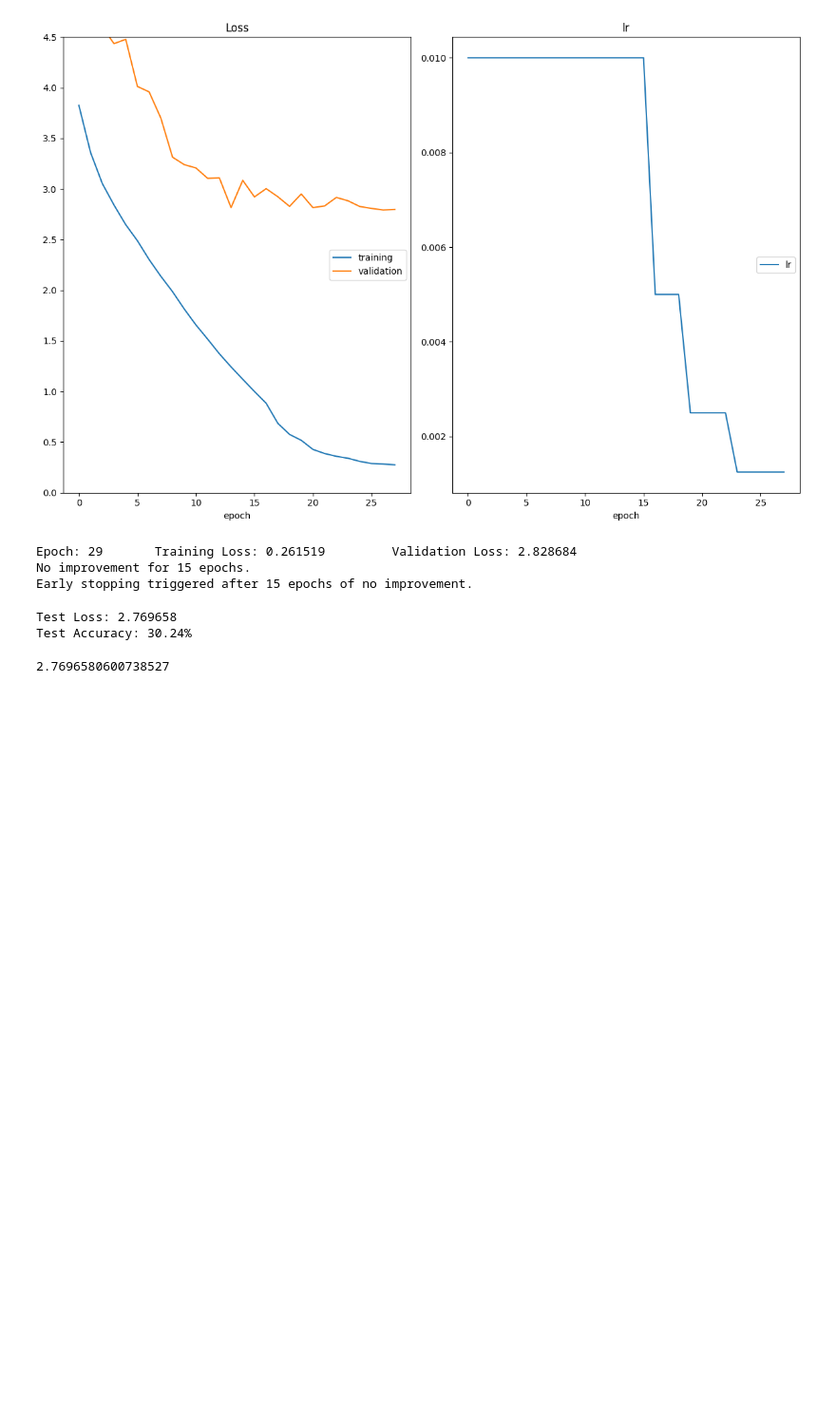
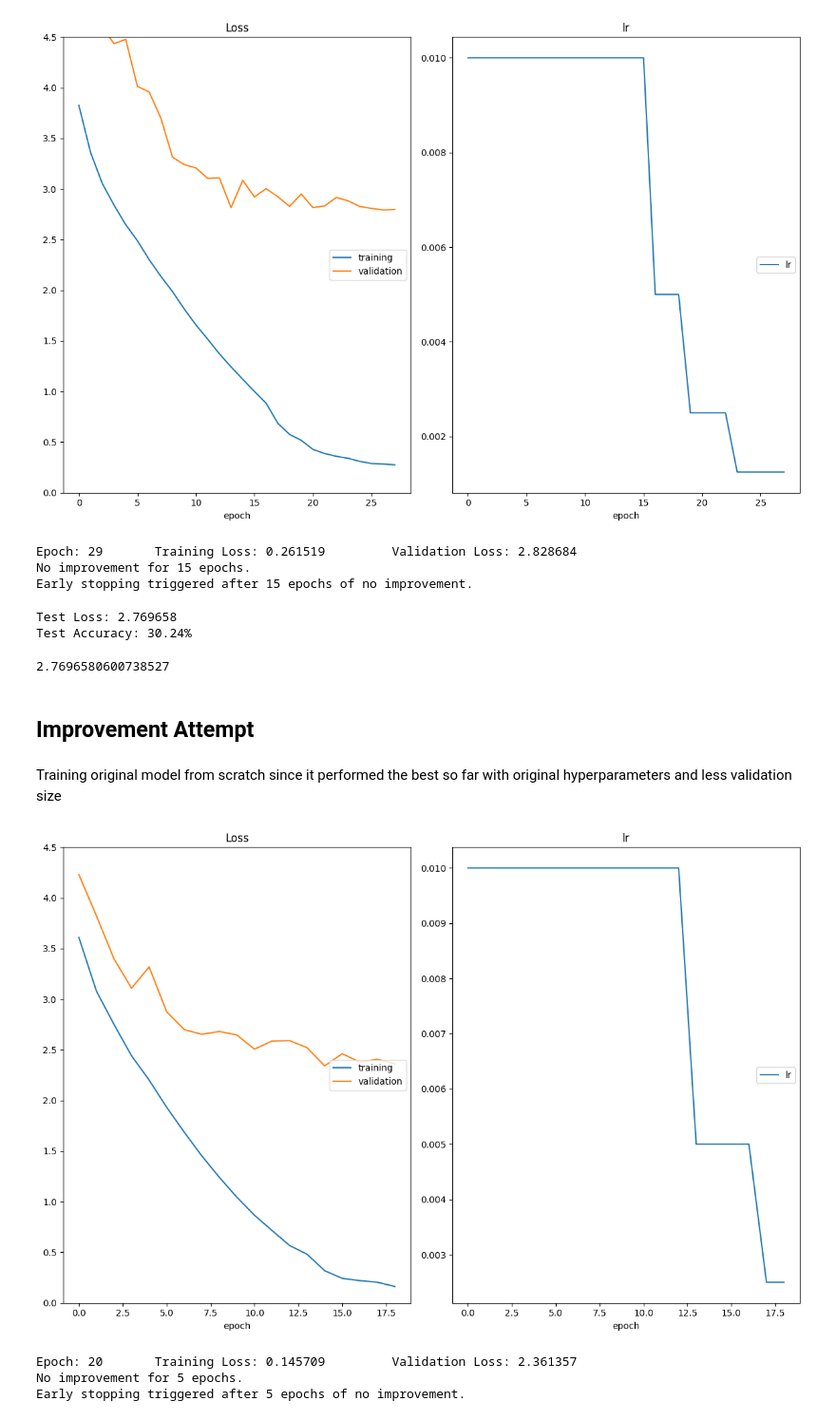
Before and after one commit to regokan/deep-vision-lab, a Jupyter notebook: cnn/landmark_classification/cnn_from_scratch.ipynb, the cells around one changed output. Shown: that part at 95% size. Drawn from its saved outputs; the diff is of its cells as text; code cells hidden in the pictures; blank space fills up the shorter version.

Commit message:
more expriments for model performance improvement

```diff
--- a/cnn/landmark_classification/cnn_from_scratch.ipynb
+++ b/cnn/landmark_classification/cnn_from_scratch.ipynb
@@ -247,3 +255,51 @@ one_epoch_test(data_loaders["test"], model, loss)
 Test Loss: 2.769658
 Test Accuracy: 30.24%
 2.7696580600738527
+# %% [markdown]
+## Improvement Attempt
+# %% [markdown]
+Training original model from scratch since it performed the best so far with original hyperparameters and less validation size
+# %%
+batch_size = 64  # size of the minibatch for stochastic gradient descent (or Adam)
+valid_size = 0.1  # fraction of the training data to reserve for validation
+num_epochs = 50  # number of epochs for training
+num_classes = 50  # number of classes. Do not change this
+dropout = 0.5  # dropout for our model
+learning_rate = 0.01  # Learning rate for SGD (or Adam)
+opt = "sgd"  # optimizer. 'sgd' or 'adam'
+weight_decay = 0.01  # regularization. Increase this to combat overfitting
+momentum = 0.9
+# %%
+# Set up data loaders using batch_size and valid_size defined above
+data_loaders = get_data_loaders(batch_size=batch_size, valid_size=valid_size)
+
+# Instantiate model with num_classes and dropout
+model = MyModel(num_classes=num_classes, dropout=dropout)
+
+# Get the optimizer with the specified model, learning rate, optimizer type, and weight decay
+optimizer = get_optimizer(
+    model,
+    optimizer=opt,
+    learning_rate=learning_rate,
+    weight_decay=weight_decay,
+    momentum=momentum,
+)
+
+# Get the loss function
+loss = get_loss()
+
+# Run the optimization process
+optimize(
+    data_loaders,
+    model,
+    optimizer,
+    loss,
+    n_epochs=num_epochs,
+    save_path="checkpoints/best_val_loss.pt",
+    interactive_tracking=True,
+)
+# %% [output]
+[figure, added]
+Epoch: 20       Training Loss: 0.145709         Validation Loss: 2.361357
+No improvement for 5 epochs.
+Early stopping triggered after 5 epochs of no improvement.
```
Also changed, not shown: parts of 34 cells of this notebook.
